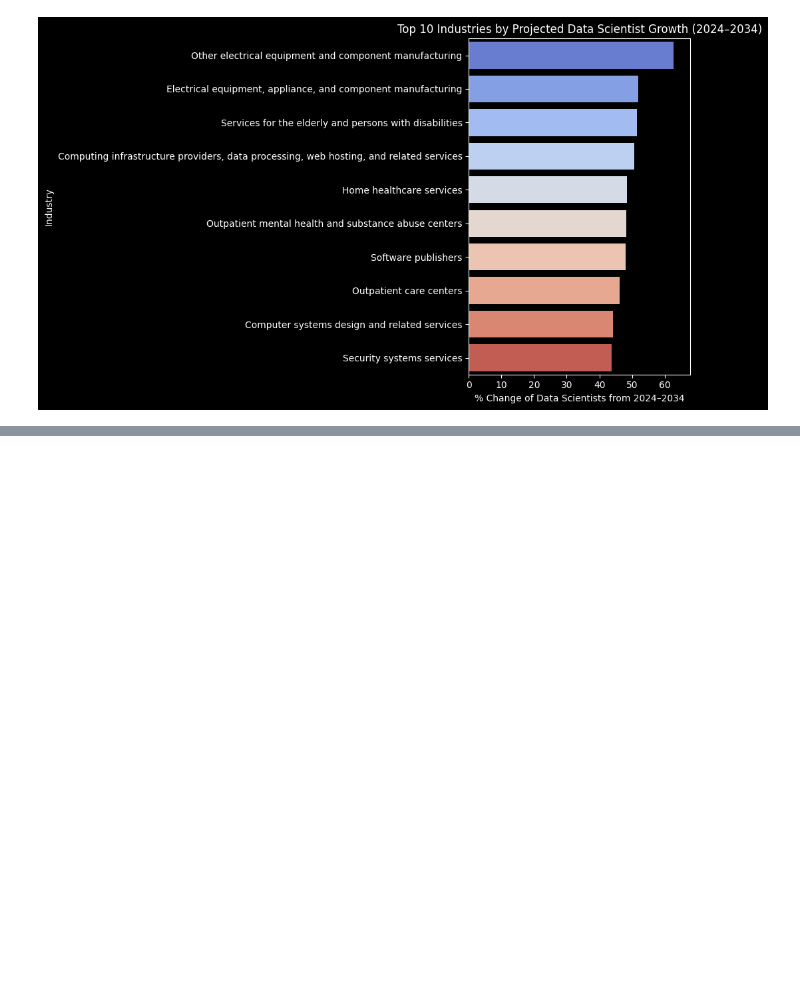
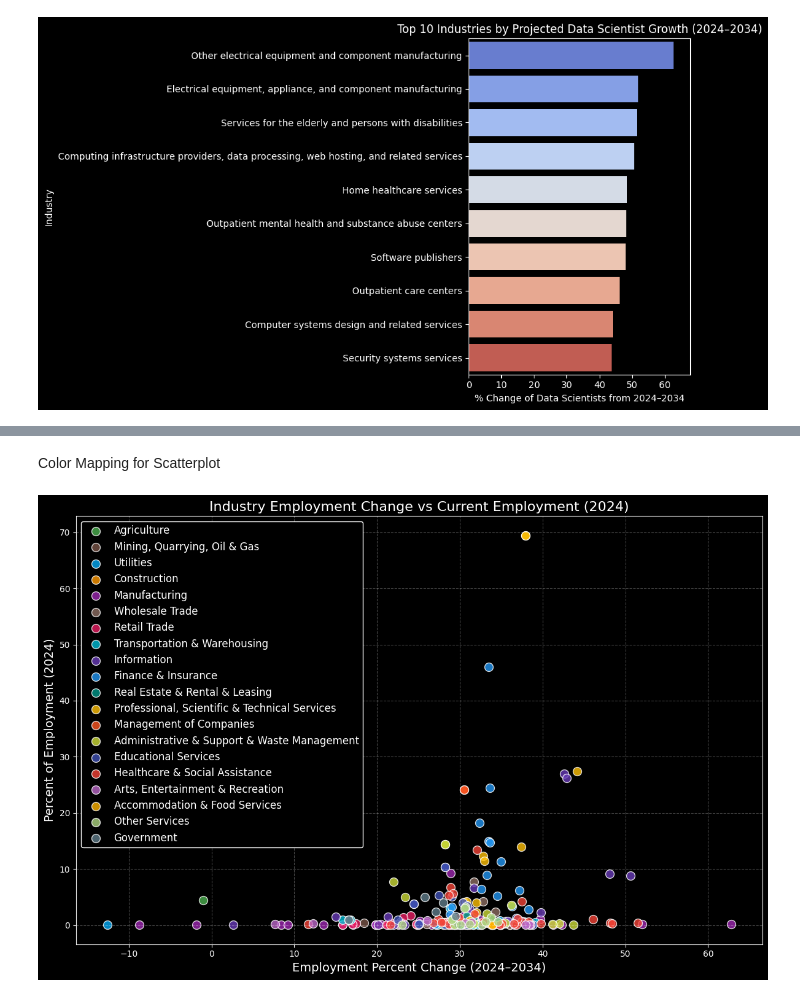
Before and after one commit to trgardos/data-science-job-market-analysis, a Jupyter notebook: notebooks/bureau-of-labor-analysis/labor_data_by_industryanalysis.ipynb, the cells around one changed output, grey strips where cells are left out. Saved outputs shown, nothing was run; the diff lists cells and outputs as text; code cells hidden in the pictures; blank space fills up the shorter version.

```diff
--- a/notebooks/bureau-of-labor-analysis/labor_data_by_industryanalysis.ipynb
+++ b/notebooks/bureau-of-labor-analysis/labor_data_by_industryanalysis.ipynb
@@ -138,0 +269,2 @@ plt.show()
+# %% [markdown]
+Color Mapping for Scatterplot
@@ -138,0 +298,71 @@ plt.show()
+# %%
+df_plot = df.copy()
+
+# Remove summary rows
+df_plot = df_plot[~df_plot["Industry Title"].isin([
+    "Total, all industries",
+    "Total wage and salary employment"
+])].copy()
+
+# Map colors
+df_plot["Color"] = df_plot["Supersector"].map(color_map)
+
+plt.figure(figsize=(12,8), facecolor='black')
+ax = plt.gca()
+ax.set_facecolor('black')
+
+# Scatter
+for supersector in df_plot["Supersector"].unique():
+    subset = df_plot[df_plot["Supersector"] == supersector]
+    plt.scatter(
+        subset["Employment Percent Change, 2024-2034"],
+        subset["2024 Employment"],
+        color=color_map.get(supersector, "#FFFFFF"),  # fallback to white
+        label=supersector,
+        s=100, alpha=0.8, edgecolors='w'
+    )
+
+# Axes and title
+plt.xlabel("Employment Percent Change (2024–2034)", color='white', fontsize=14)
+plt.ylabel("Percent of Employment (2024)", color='white', fontsize=14)
+plt.title("Industry Employment Change vs Current Employment (2024)", color='white', fontsize=16)
+
+# Ticks and spines
+ax.tick_params(colors='white')
+for spine in ax.spines.values():
+    spine.set_color('white')
+
+# Legend
+plt.legend(facecolor='black', edgecolor='white', fontsize=12, framealpha=1)
+
+leg = plt.legend(facecolor='black', edgecolor='white', fontsize=12, framealpha=1)
+
+# Make legend text white
+for text in leg.get_texts():
+    text.set_color("white")
+
+# Make legend title white (if present)
+if leg.get_title():
+    leg.get_title().set_color("white")
+
+plt.grid(True, linestyle='--', alpha=0.3, color='white')
+plt.tight_layout()
+plt.show()
+
+summary = (
+    df_plot.groupby("Supersector")
+           .agg({
+               "Employment Percent Change, 2024-2034": "mean",
+               "2024 Employment": "mean"
+           })
+           .reset_index()
+
+
+)
+summary = summary.sort_values(
+    by="Employment Percent Change, 2024-2034",
+    ascending=False
+)
+print(summary)
+# %% [output]
+[figure, added]
```
Also changed, not shown: parts of 12 cells of this notebook, 1 other file.
